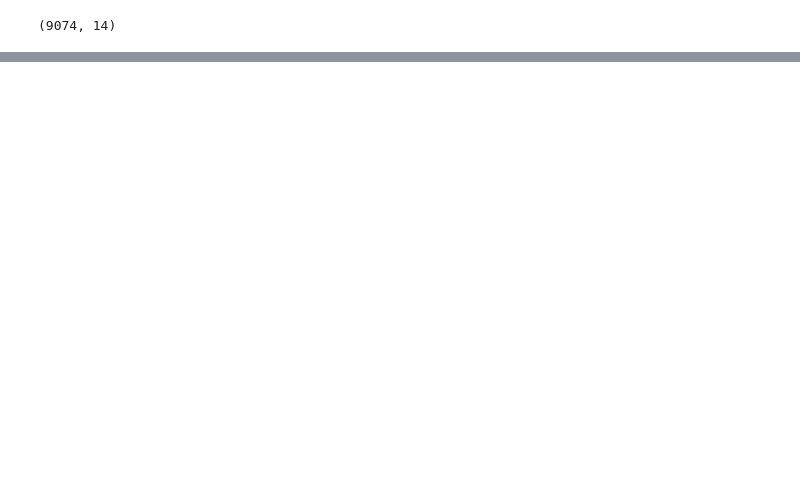
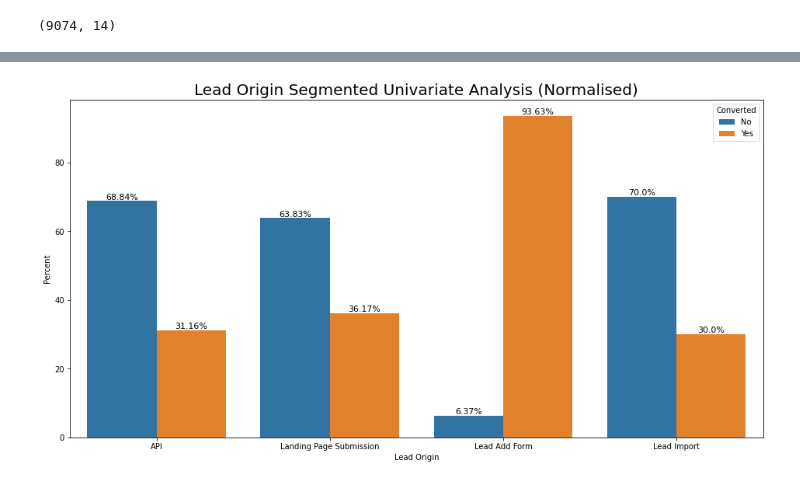
Before and after one commit to SachinShekhar/Lead-Scoring-Case-Study, a Jupyter notebook: Case Study.ipynb, the cells around one changed output, grey strips where cells are left out. Cells and saved outputs as stored; diff of their text form; code cells hidden in the pictures; blank space fills up the shorter version.

Commit message:
Univariate Analysis (#3)

```diff
--- a/Case Study.ipynb
+++ b/Case Study.ipynb
@@ -284,0 +370,16 @@ df.shape
+# %%
+# Helper function for Categorical Segmented Univariate Analysis
+def cat_seg_analysis(col, friendly_name=None):
+  if friendly_name is None:
+    friendly_name = col
+  tmp_df = df.groupby(col)['Converted'].value_counts(normalize=True).mul(100).rename('Percent').reset_index().replace(0,'No').replace(1,'Yes')
+  ax = sns.barplot(data=tmp_df, x=col, y='Percent', hue='Converted')
+  for p in ax.patches:
+    txt = str(p.get_height().round(2)) + '%'
+    txt_x = p.get_x() + (p.get_width()/2)
+    txt_y = p.get_height()
+    ax.annotate(txt, (txt_x, txt_y), size=11, ha='center', va='bottom')
+  ax.set_title(f'{friendly_name} Segmented Univariate Analysis (Normalised)', fontsize=20)
+  ax.set_xlabel(friendly_name)
+  ax.figure.set_size_inches(16,8)
+  return ax
@@ -284,0 +407,5 @@ df.shape
+# %%
+cat_seg_analysis('Lead Origin')
+plt.show()
+# %% [output]
+[figure, added]
```
Also changed, not shown: parts of 98 cells of this notebook.
